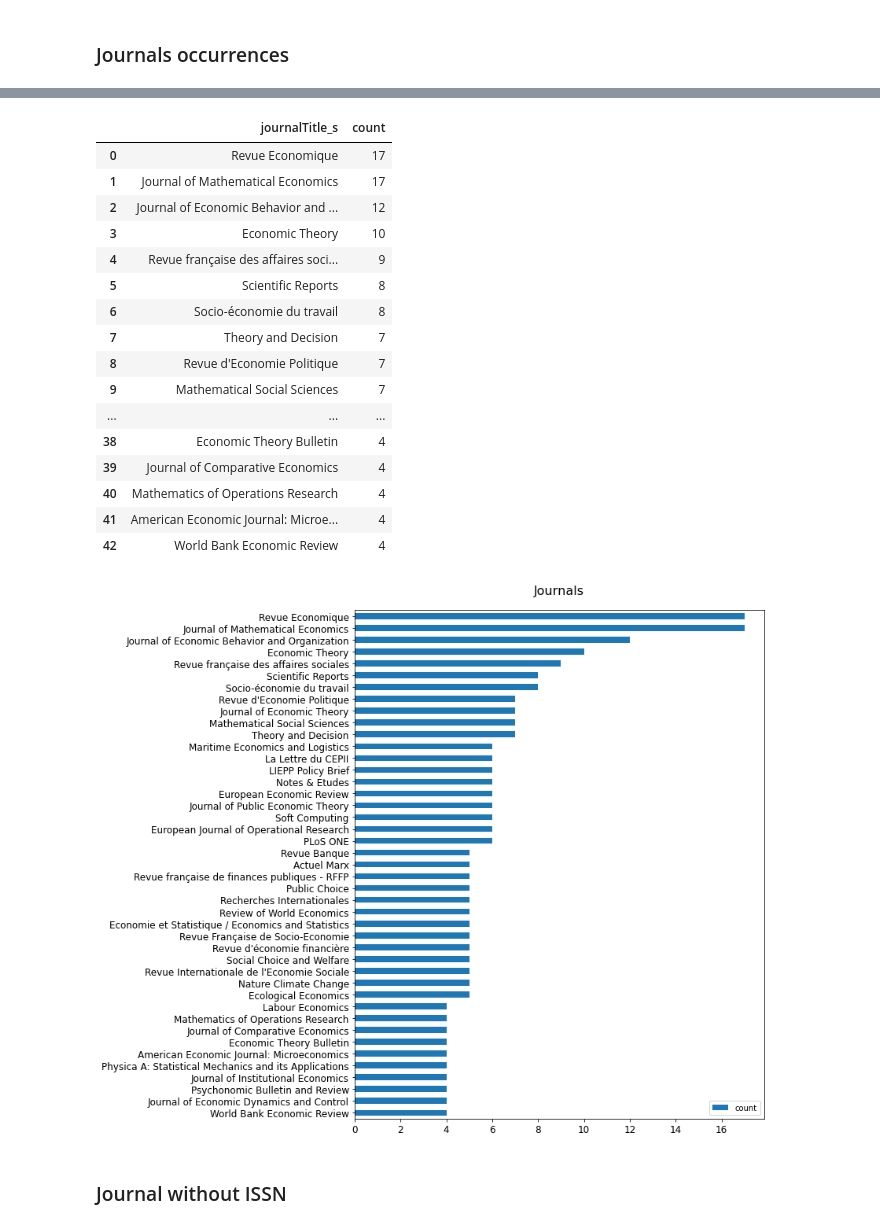
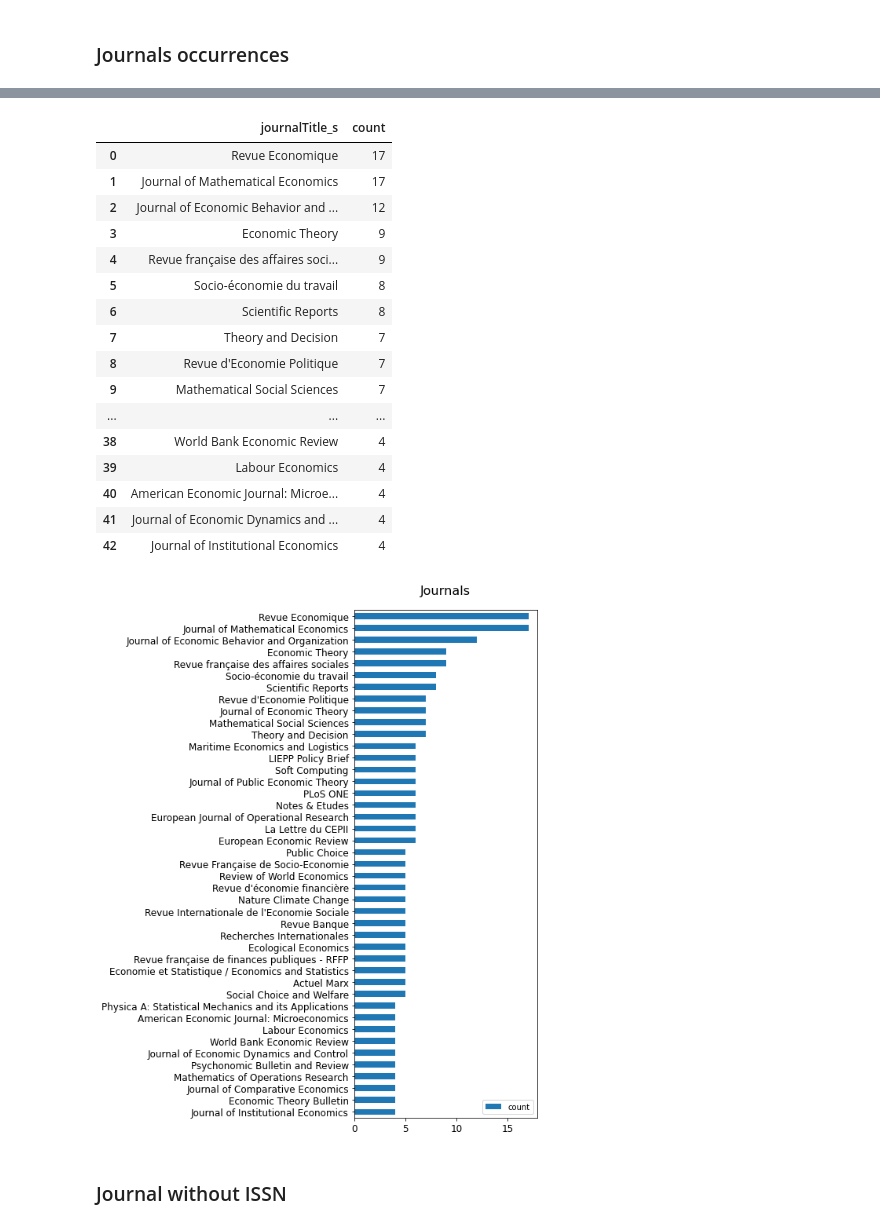
Before and after one commit to amelie-collin/Bibliometry-ces-2017-2021, a Jupyter notebook: reports/2023-hceres-ces/2023-hceres-ces.ipynb, the cells around one changed output, grey strips where cells are left out. Cells and saved outputs as stored; diff of their text form; code cells hidden in the pictures.

```diff
--- a/reports/2023-hceres-ces/2023-hceres-ces.ipynb
+++ b/reports/2023-hceres-ces/2023-hceres-ces.ipynb
@@ -39,7 +39,7 @@ Define primary constants
 # %%
 LAB_STRUCT_ID = 15080
 NON_ALPHA_NUMERIC_REGEX = re.compile('[^a-z0-9_-]', re.IGNORECASE)
-JSON_FILENAME = './result.2023-03-26T10-49.json'
+JSON_FILENAME = './result.2023-04-02T09-03.json'
 CURRENT_TIMESTAMP = datetime.datetime.now().timestamp()
 # %% [markdown]
 ## Functions
@@ -907,35 +942,35 @@ top_count_journals
 | 0 | Revue Economique | 17 |
 | 1 | Journal of Mathematical Economics | 17 |
 | 2 | Journal of Economic Behavior and ... | 12 |
-| 3 | Economic Theory | 10 |
+| 3 | Economic Theory | 9 |
 | 4 | Revue française des affaires soci... | 9 |
-| 5 | Scientific Reports | 8 |
-| 6 | Socio-économie du travail | 8 |
+| 5 | Socio-économie du travail | 8 |
+| 6 | Scientific Reports | 8 |
 | 7 | Theory and Decision | 7 |
 | 8 | Revue d'Economie Politique | 7 |
 | 9 | Mathematical Social Sciences | 7 |
 | ... | ... | ... |
-| 38 | Economic Theory Bulletin | 4 |
-| 39 | Journal of Comparative Economics | 4 |
-| 40 | Mathematics of Operations Research | 4 |
-| 41 | American Economic Journal: Microe... | 4 |
-| 42 | World Bank Economic Review | 4 |
+| 38 | World Bank Economic Review | 4 |
+| 39 | Labour Economics | 4 |
+| 40 | American Economic Journal: Microe... | 4 |
+| 41 | Journal of Economic Dynamics and ... | 4 |
+| 42 | Journal of Institutional Economics | 4 |
 # %%
 p = top_count_journals.sort_values(by=['count']).plot(
     kind='barh',
     title='Journals',
     x='journalTitle_s',
     y='count',
     xlabel='',
     ylabel='',
-    figsize=(12, 10),
+    figsize=(8, 10),
     fontsize=12
 )
 p.set_title('Journals', pad=20, fontdict={'fontsize': 16})
 plt.tight_layout()
 p.get_figure().savefig(f'./exports/journals_repartition.png', bbox_inches='tight')
 # %% [output]
-[figure, old version]
+[figure, new version]
 # %% [markdown]
 ### Journal without ISSN
 # %%
```
Also changed, not shown: parts of 61 cells of this notebook, 7 other files.
